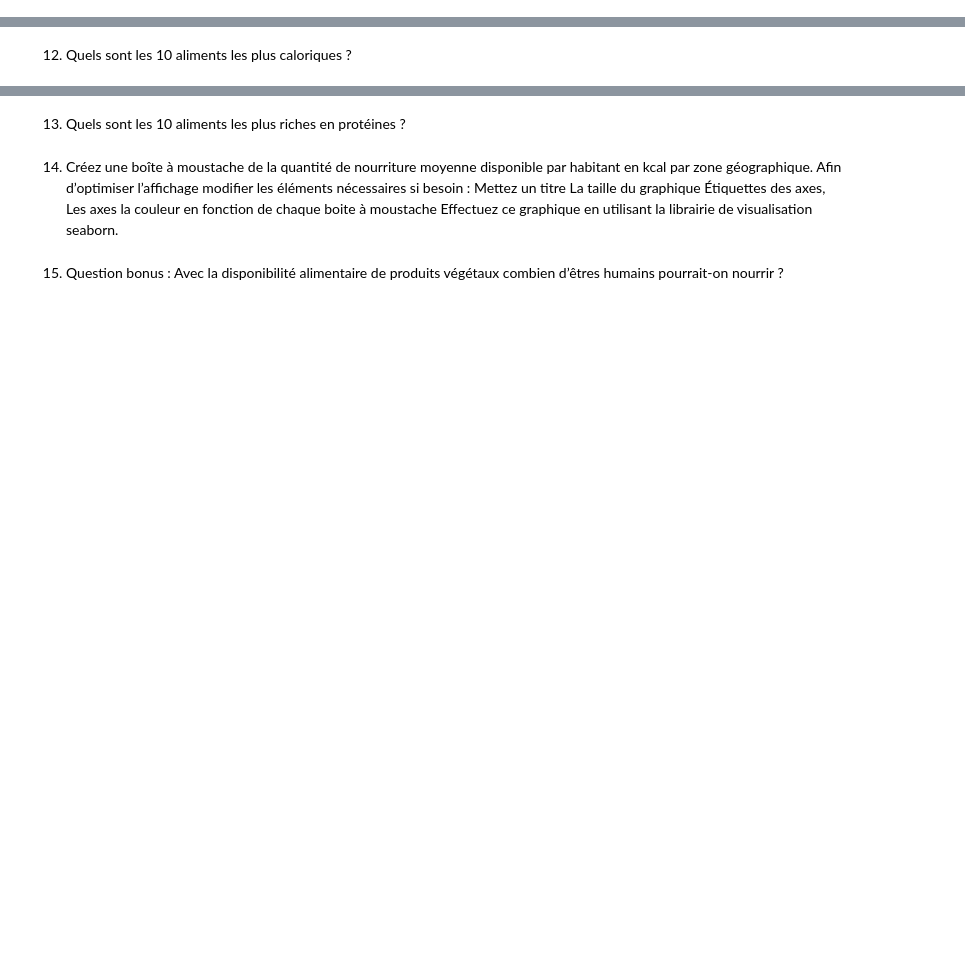
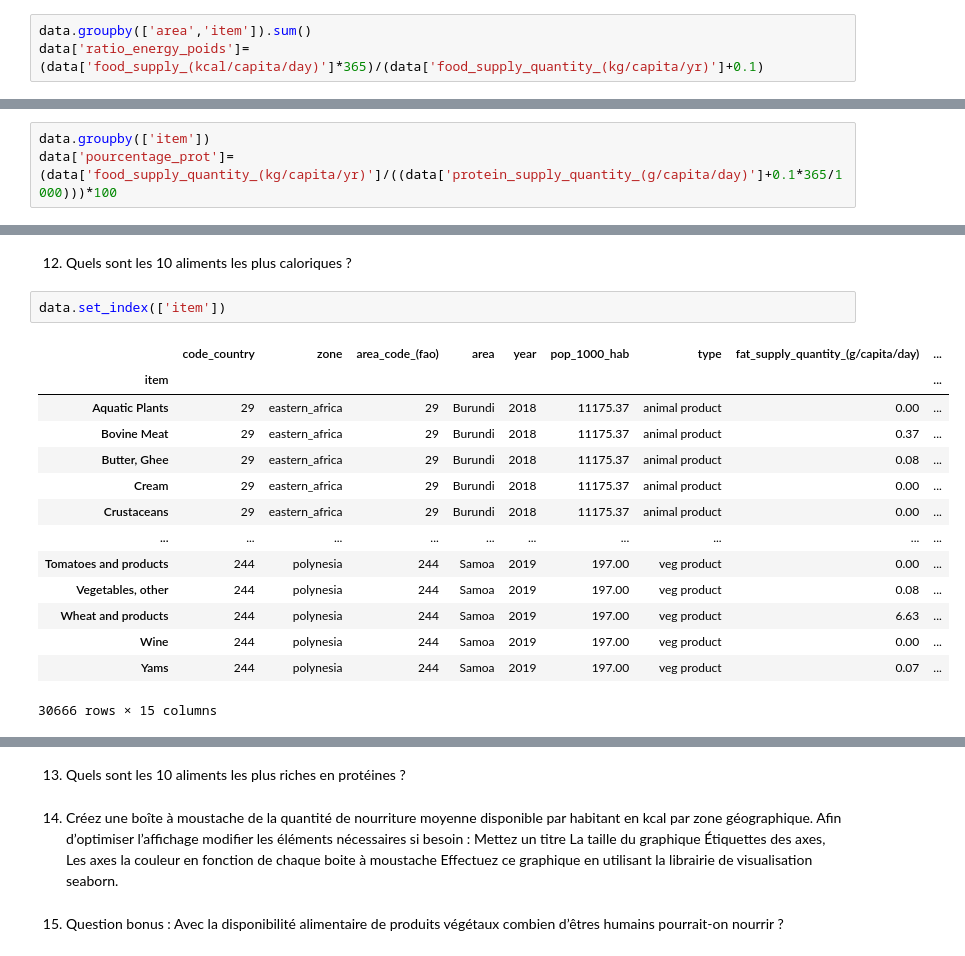
Before and after one commit to NinaNusb/FAOSTAT, a Jupyter notebook: df_list/FAOSTAT.ipynb, the cells around one changed output, grey strips where cells are left out. Saved outputs shown, nothing was run; the diff lists cells and outputs as text; blank space fills up the shorter version.

Commit message:
pourcentage

```diff
--- a/df_list/FAOSTAT.ipynb
+++ b/df_list/FAOSTAT.ipynb
@@ -920,2 +897,5 @@ total_pays4= total_pays3.groupby(by=['area']).sum()
 # %% [markdown]
 10) Calculez le ratio énergie/poids de chaque produit et pays. Vous devriez vous apercevoir qu’étonnement, ces informations varient en fonction du pays. Pour pallier ce problème, calculez la moyenne de ce ratio pour chaque aliment.  Attention à bien gérer les valeurs égales à 0. Vérifiez la cohérence de votre calcul en comparant le résultat avec l’apport calorique d’un œuf.
+# %%
+data.groupby(['area','item']).sum()
+data['ratio_energy_poids']=(data['food_supply_(kcal/capita/day)']*365)/(data['food_supply_quantity_(kg/capita/yr)']+0.1)
@@ -922,2 +945,5 @@ total_pays4= total_pays3.groupby(by=['area']).sum()
 # %% [markdown]
 11) À l’instar de la question précédente, calculez le pourcentage de protéine de chaque aliment. Vérifiez votre résultat en le comparant avec l’apport en protéines d’un œuf.
+# %%
+data.groupby(['item'])
+data['pourcentage_prot']=(data['food_supply_quantity_(kg/capita/yr)']/((data['protein_supply_quantity_(g/capita/day)']+0.1*365/1000)))*100
@@ -924,2 +966,19 @@ total_pays4= total_pays3.groupby(by=['area']).sum()
 # %% [markdown]
 12) Quels sont les 10 aliments les plus caloriques ?
+# %%
+data.set_index(['item'])
+# %% [output]
+|  | code_country | zone | area_code_(fao) | area | year | pop_1000_hab | type | fat_supply_quantity_(g/capita/day) | ... |
+| item |  |  |  |  |  |  |  |  | ... |
+| Aquatic Plants | 29 | eastern_africa | 29 | Burundi | 2018 | 11175.37 | animal product | 0.00 | ... |
+| Bovine Meat | 29 | eastern_africa | 29 | Burundi | 2018 | 11175.37 | animal product | 0.37 | ... |
+| Butter, Ghee | 29 | eastern_africa | 29 | Burundi | 2018 | 11175.37 | animal product | 0.08 | ... |
+| Cream | 29 | eastern_africa | 29 | Burundi | 2018 | 11175.37 | animal product | 0.00 | ... |
+| Crustaceans | 29 | eastern_africa | 29 | Burundi | 2018 | 11175.37 | animal product | 0.00 | ... |
+| ... | ... | ... | ... | ... | ... | ... | ... | ... | ... |
+| Tomatoes and products | 244 | polynesia | 244 | Samoa | 2019 | 197.00 | veg product | 0.00 | ... |
+| Vegetables, other | 244 | polynesia | 244 | Samoa | 2019 | 197.00 | veg product | 0.08 | ... |
+| Wheat and products | 244 | polynesia | 244 | Samoa | 2019 | 197.00 | veg product | 6.63 | ... |
+| Wine | 244 | polynesia | 244 | Samoa | 2019 | 197.00 | veg product | 0.00 | ... |
+| Yams | 244 | polynesia | 244 | Samoa | 2019 | 197.00 | veg product | 0.07 | ... |
+30666 rows × 15 columns
```
Also changed, not shown: parts of 17 cells of this notebook.
